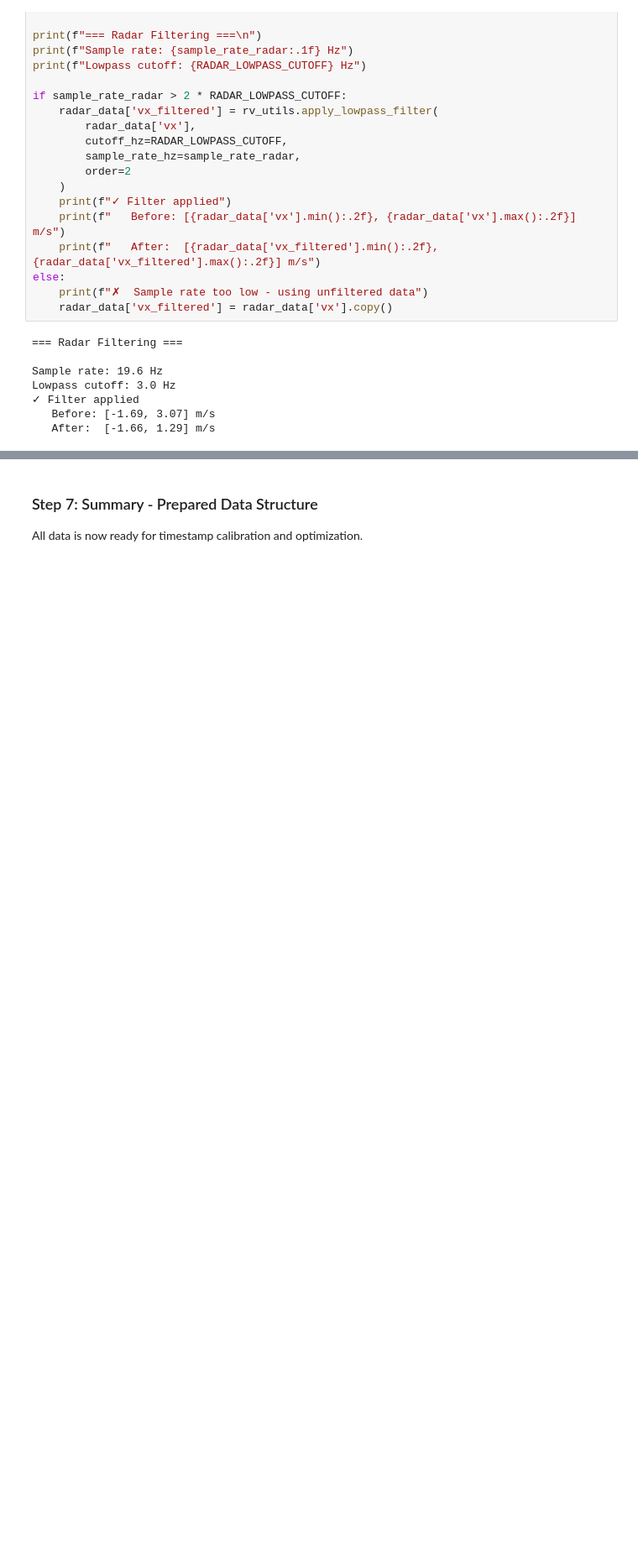
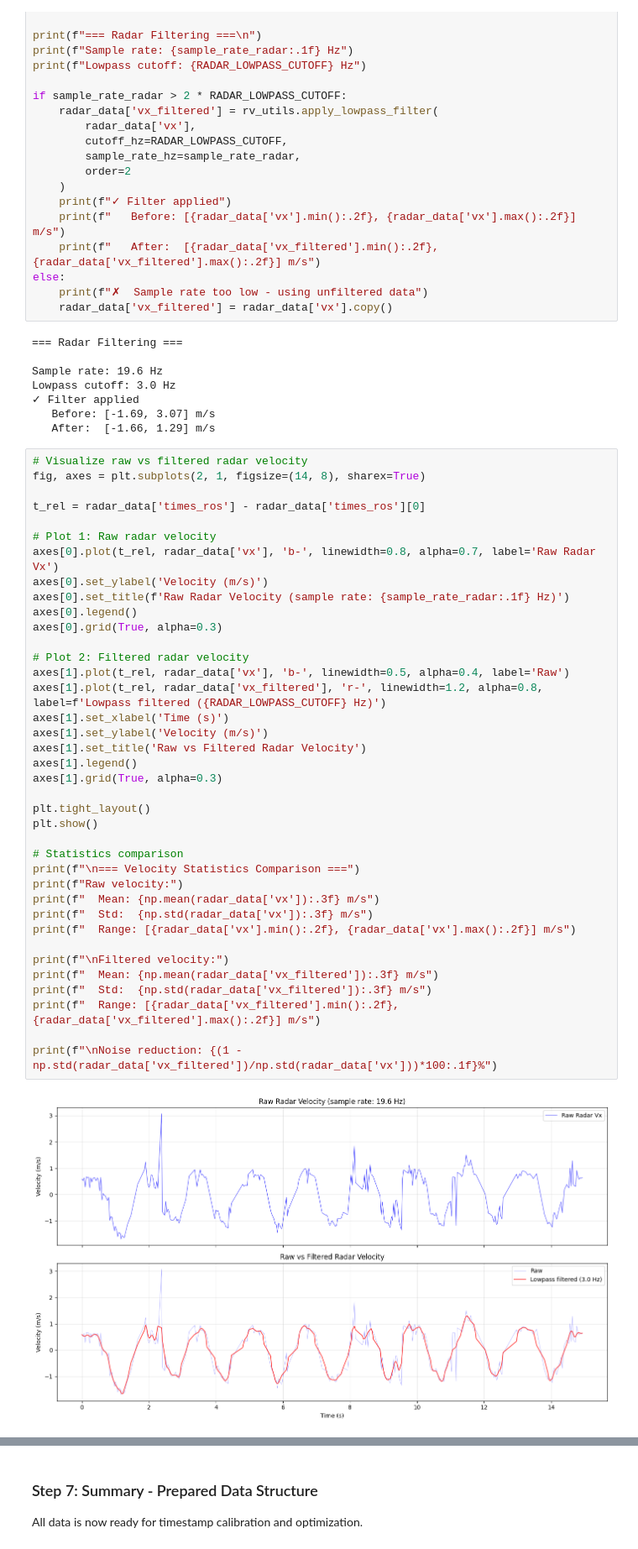
Before and after one commit to Dr1zz3l/radar-iwr6843-driver, a Jupyter notebook: analysis/notebooks/radar_data_preprocessing.ipynb, the cells around one changed output, grey strips where cells are left out. Shown at 84% size. Cells and saved outputs as stored; diff of their text form; blank space fills up the shorter version.

```diff
--- a/analysis/notebooks/radar_data_preprocessing.ipynb
+++ b/analysis/notebooks/radar_data_preprocessing.ipynb
@@ -818,3 +818,43 @@ Lowpass cutoff: 3.0 Hz
 ✓ Filter applied
    Before: [-1.69, 3.07] m/s
    After:  [-1.66, 1.29] m/s
+# %%
+# Visualize raw vs filtered radar velocity
+fig, axes = plt.subplots(2, 1, figsize=(14, 8), sharex=True)
+
+t_rel = radar_data['times_ros'] - radar_data['times_ros'][0]
+
+# Plot 1: Raw radar velocity
+axes[0].plot(t_rel, radar_data['vx'], 'b-', linewidth=0.8, alpha=0.7, label='Raw Radar Vx')
+axes[0].set_ylabel('Velocity (m/s)')
+axes[0].set_title(f'Raw Radar Velocity (sample rate: {sample_rate_radar:.1f} Hz)')
+axes[0].legend()
+axes[0].grid(True, alpha=0.3)
+
+# Plot 2: Filtered radar velocity
+axes[1].plot(t_rel, radar_data['vx'], 'b-', linewidth=0.5, alpha=0.4, label='Raw')
+axes[1].plot(t_rel, radar_data['vx_filtered'], 'r-', linewidth=1.2, alpha=0.8, label=f'Lowpass filtered ({RADAR_LOWPASS_CUTOFF} Hz)')
+axes[1].set_xlabel('Time (s)')
+axes[1].set_ylabel('Velocity (m/s)')
+axes[1].set_title('Raw vs Filtered Radar Velocity')
+axes[1].legend()
+axes[1].grid(True, alpha=0.3)
+
+plt.tight_layout()
+plt.show()
+
+# Statistics comparison
+print(f"\n=== Velocity Statistics Comparison ===")
+print(f"Raw velocity:")
+print(f"  Mean: {np.mean(radar_data['vx']):.3f} m/s")
+print(f"  Std:  {np.std(radar_data['vx']):.3f} m/s")
+print(f"  Range: [{radar_data['vx'].min():.2f}, {radar_data['vx'].max():.2f}] m/s")
+
+print(f"\nFiltered velocity:")
+print(f"  Mean: {np.mean(radar_data['vx_filtered']):.3f} m/s")
+print(f"  Std:  {np.std(radar_data['vx_filtered']):.3f} m/s")
+print(f"  Range: [{radar_data['vx_filtered'].min():.2f}, {radar_data['vx_filtered'].max():.2f}] m/s")
+
+print(f"\nNoise reduction: {(1 - np.std(radar_data['vx_filtered'])/np.std(radar_data['vx']))*100:.1f}%")
+# %% [output]
+[figure, added]
```
Also changed, not shown: parts of 3 cells of this notebook, 1 other file.
